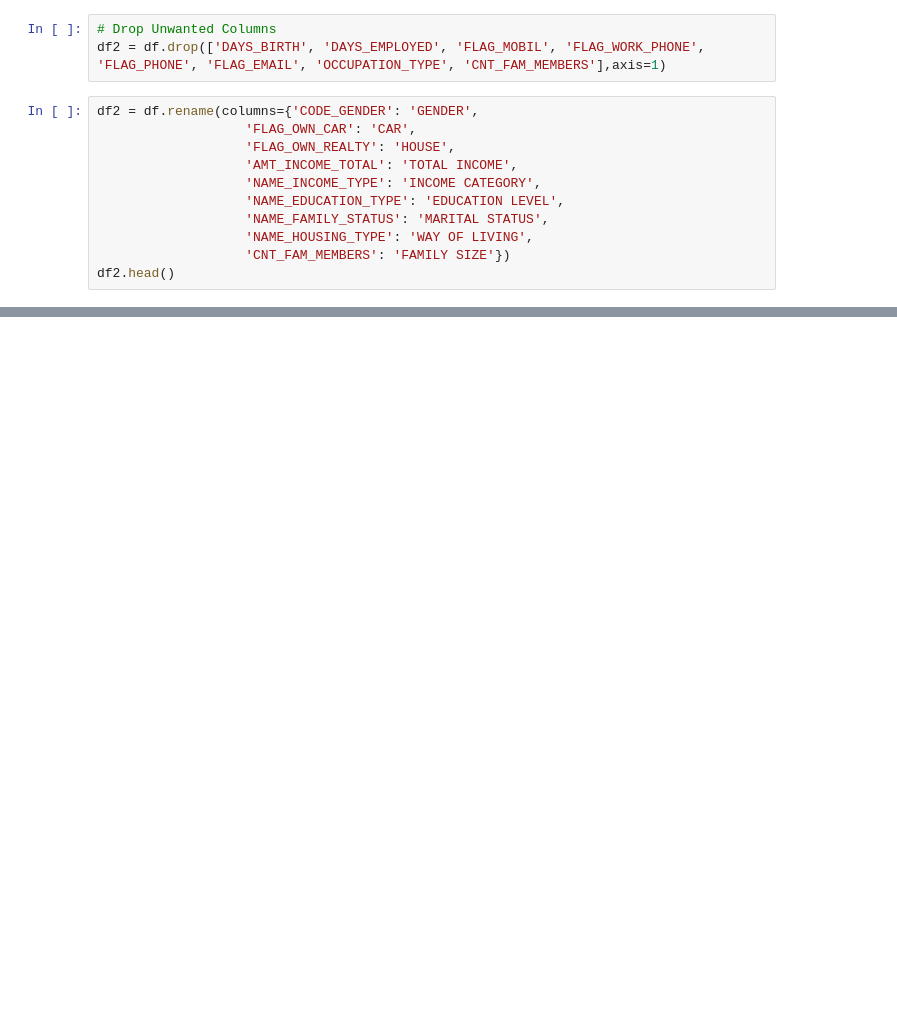
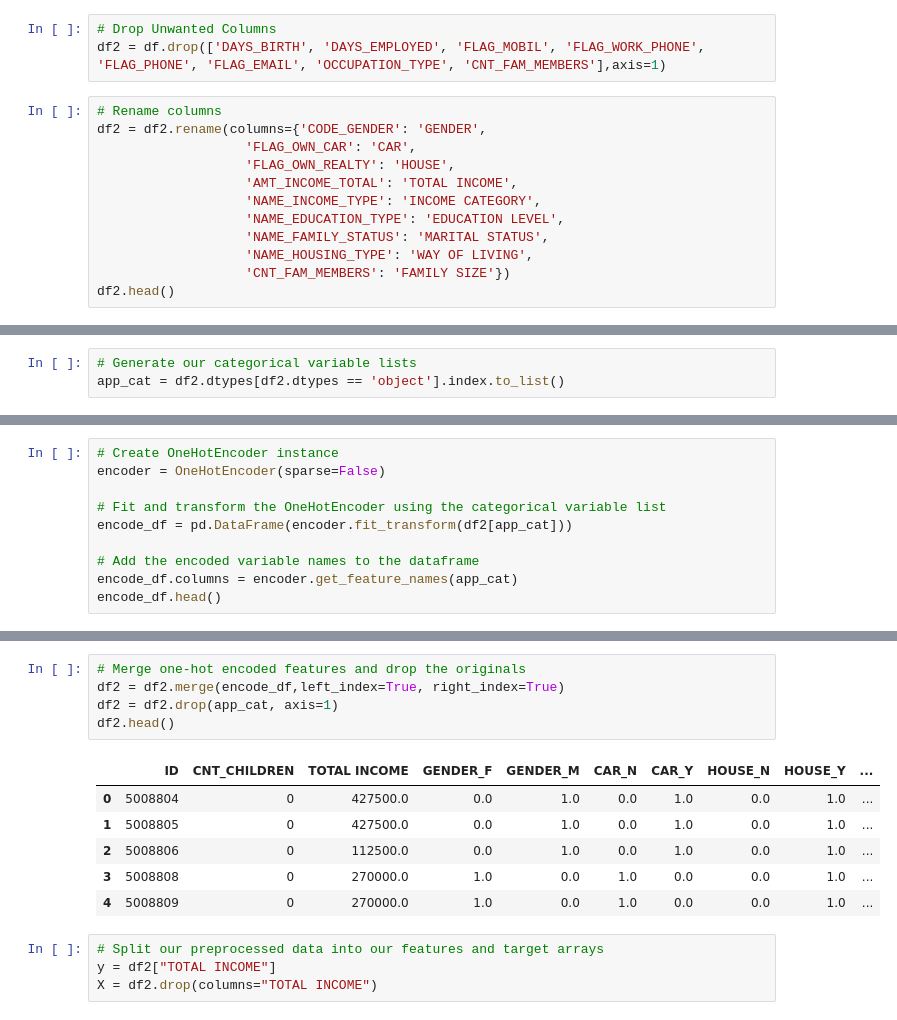
Before and after one commit to jbarbs44/Project4_Machine_Learning, a Jupyter notebook: Final 4/application_record.ipynb, the cells around one changed output, grey strips where cells are left out. Cells and saved outputs as stored; diff of their text form; blank space fills up the shorter version.

```diff
--- a/Final 4/application_record.ipynb
+++ b/Final 4/application_record.ipynb
@@ -26,7 +21,8 @@ df.head(100)
 # Drop Unwanted Columns
 df2 = df.drop(['DAYS_BIRTH', 'DAYS_EMPLOYED', 'FLAG_MOBIL', 'FLAG_WORK_PHONE', 'FLAG_PHONE', 'FLAG_EMAIL', 'OCCUPATION_TYPE', 'CNT_FAM_MEMBERS'],axis=1)
 # %%
-df2 = df.rename(columns={'CODE_GENDER': 'GENDER',
+# Rename columns
+df2 = df2.rename(columns={'CODE_GENDER': 'GENDER',
                    'FLAG_OWN_CAR': 'CAR',
                    'FLAG_OWN_REALTY': 'HOUSE',
                    'AMT_INCOME_TOTAL': 'TOTAL INCOME',
@@ -47,0 +42,3 @@ df2.to_csv('clean_data.csv', index=False)
+# %%
+# Generate our categorical variable lists
+app_cat = df2.dtypes[df2.dtypes == 'object'].index.to_list()
@@ -47,0 +57,10 @@ df2.to_csv('clean_data.csv', index=False)
+# %%
+# Create OneHotEncoder instance
+encoder = OneHotEncoder(sparse=False)
+
+# Fit and transform the OneHotEncoder using the categorical variable list
+encode_df = pd.DataFrame(encoder.fit_transform(df2[app_cat]))
+
+# Add the encoded variable names to the dataframe
+encode_df.columns = encoder.get_feature_names(app_cat)
+encode_df.head()
@@ -47,0 +74,16 @@ df2.to_csv('clean_data.csv', index=False)
+# %%
+# Merge one-hot encoded features and drop the originals
+df2 = df2.merge(encode_df,left_index=True, right_index=True)
+df2 = df2.drop(app_cat, axis=1)
+df2.head()
+# %% [output]
+|  | ID | CNT_CHILDREN | TOTAL INCOME | GENDER_F | GENDER_M | CAR_N | CAR_Y | HOUSE_N | HOUSE_Y | ... |
+| 0 | 5008804 | 0 | 427500.0 | 0.0 | 1.0 | 0.0 | 1.0 | 0.0 | 1.0 | ... |
+| 1 | 5008805 | 0 | 427500.0 | 0.0 | 1.0 | 0.0 | 1.0 | 0.0 | 1.0 | ... |
+| 2 | 5008806 | 0 | 112500.0 | 0.0 | 1.0 | 0.0 | 1.0 | 0.0 | 1.0 | ... |
+| 3 | 5008808 | 0 | 270000.0 | 1.0 | 0.0 | 1.0 | 0.0 | 0.0 | 1.0 | ... |
+| 4 | 5008809 | 0 | 270000.0 | 1.0 | 0.0 | 1.0 | 0.0 | 0.0 | 1.0 | ... |
+# %%
+# Split our preprocessed data into our features and target arrays
+y = df2["TOTAL INCOME"]
+X = df2.drop(columns="TOTAL INCOME")
```
Also changed, not shown: parts of 9 cells of this notebook.
